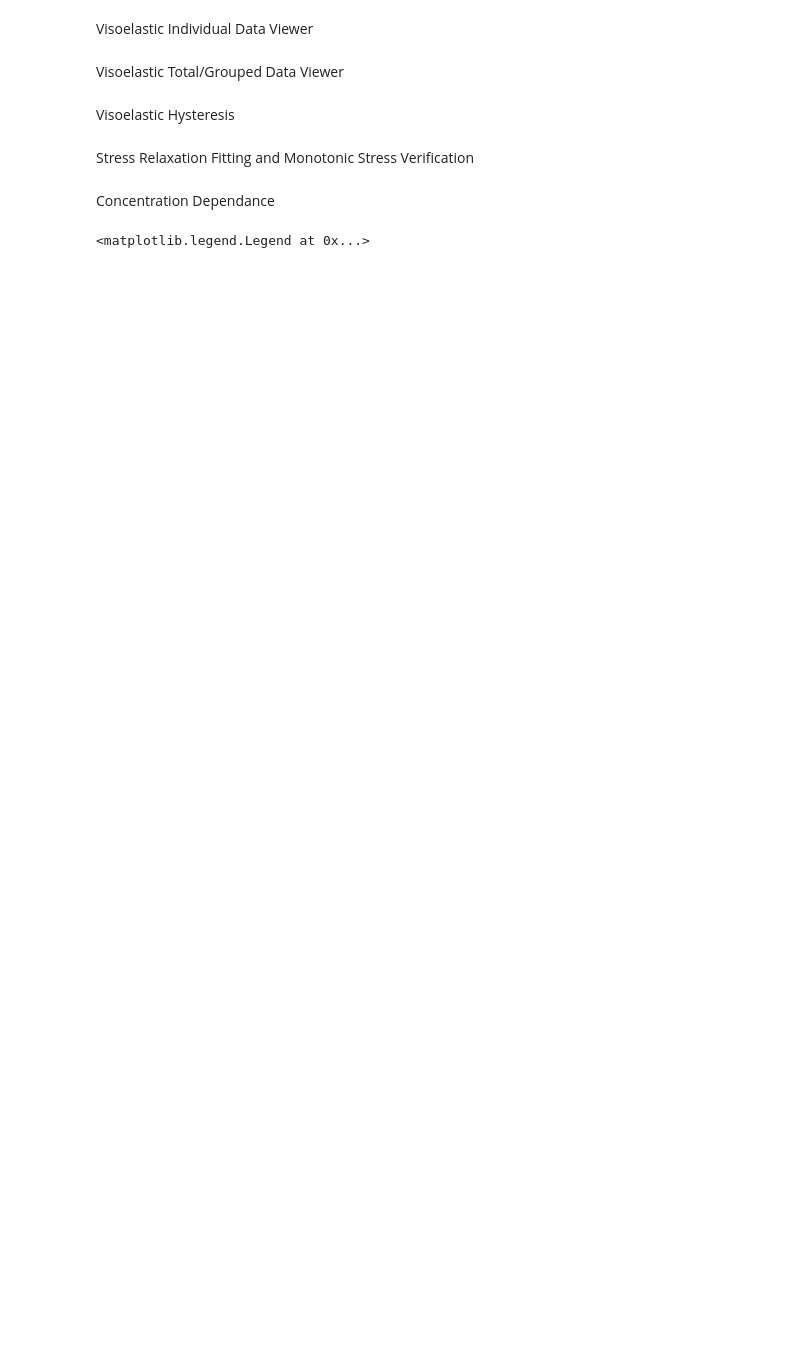
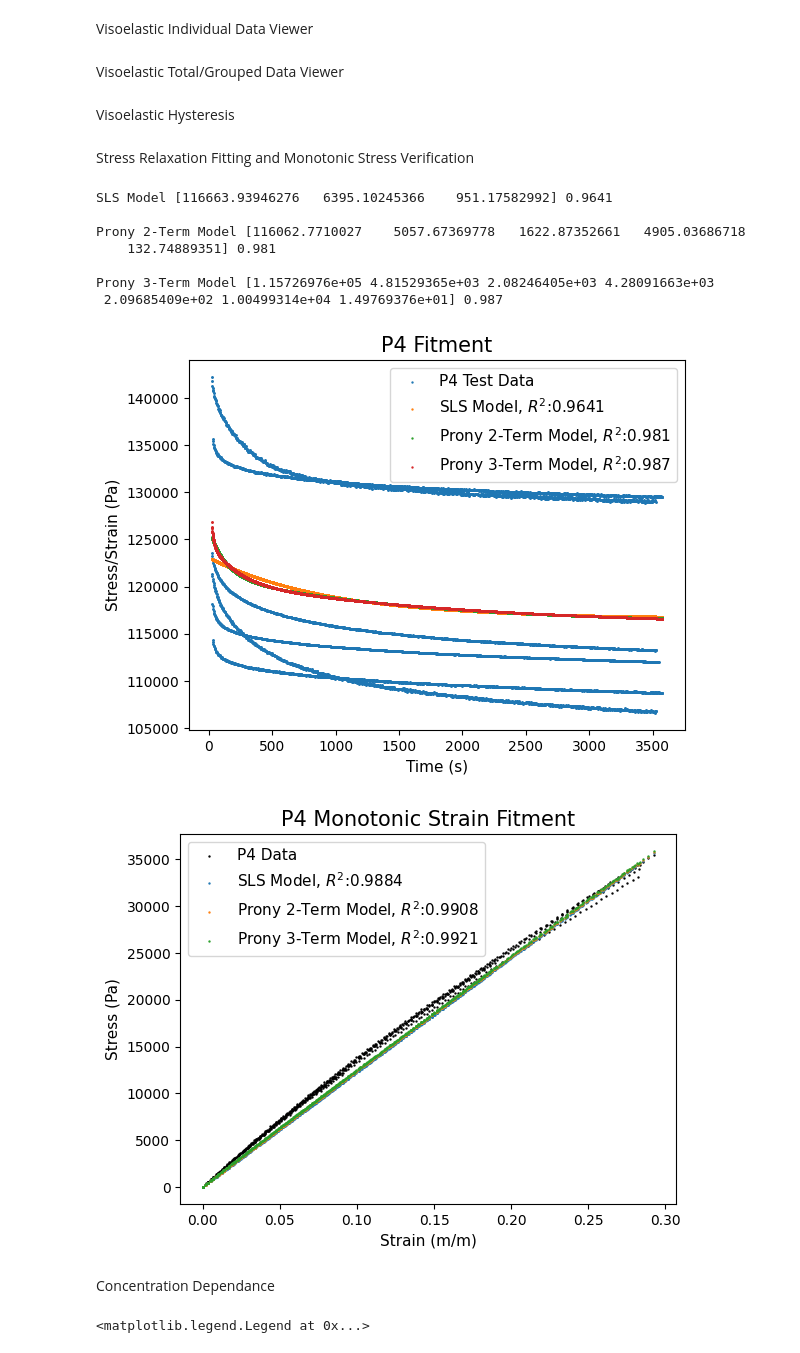
Before and after one commit to TheDuckenEngineer/PVC-Tensile-Experiment, a Jupyter notebook: Viscoelastic fitting.ipynb, the cells around one changed output. Cells and saved outputs as stored; diff of their text form; code cells hidden in the pictures; blank space fills up the shorter version.

```diff
--- a/Viscoelastic fitting.ipynb
+++ b/Viscoelastic fitting.ipynb
@@ -364,45 +364,55 @@ def MonotonicStressVerification(plastiRatio):
     # models and initial guesses
     models = {
         "SLS Model": (SLSStrainRate, fitResults[0, np.nonzero(fitResults[0,:])[0]][2:]),
         "Prony 2-Term Model": (Prony2TermStrainRate, fitResults[1, np.nonzero(fitResults[1,:])[0]][2:]),
         "Prony 3-Term Model": (Prony3TermStrainRate, fitResults[2, np.nonzero(fitResults[2,:])[0]][2:])
         }
 
     for name, (modelEqu, params) in models.items():
         plt.scatter(Data[::, 0], modelEqu(params, Data[::, 0]), s = markerSize, label = f'{name}, $R^2$:{np.round(RSquared(Data[::, 2], modelEqu(params, Data[::, 0])), 4)}')
         plt.xlabel('Strain (m/m)', fontsize = axisSize)
         plt.ylabel('Stress (Pa)', fontsize = axisSize)
         plt.title(f'{plastiRatio} Monotonic Strain Fitment', fontsize = titleSize)
         plt.legend(fontsize = legendSize)
 
 # # P2 boundaries
 # modelBoundaries = list([[(1e5, 1e6), (0.5e4, 1e5), (500, 1200)], # SLS
 #                         [(1e5, 1e6), (0.5e4, 1e5), (1000, 2000), (1e3, 1e5), (50, 200)], # Proney 2 term
 #                         [(1e5, 1e6), (0.5e4, 1e5), (1000, 2000), (1e3, 1e5), (90, 200), (1e3, 1e5), (20, 100)] # Proney 3 term
 #                         ])
 
-# # P4 boundaries
-# modelBoundaries = list([[(1e4, 5e5), (1e3, 1e4), (800, 1500)], # SLS
-#                         [(1e4, 5e5), (1e3, 1e4), (1200, 2200), (0.5e3, 5e4), (50, 200)], # Proney 2 term
-#                         [(1e4, 5e5), (1e3, 1e4), (1700, 2700), (1e3, 1e5), (150, 295), (1e3, 1e5), (10, 50)] # Proney 3 term
+# P4 boundaries
+modelBoundaries = list([[(1e4, 5e5), (1e3, 1e4), (800, 1500)], # SLS
+                        [(1e4, 5e5), (1e3, 1e4), (1200, 2200), (0.5e3, 5e4), (50, 200)], # Proney 2 term
+                        [(1e4, 5e5), (1e3, 1e4), (1700, 2700), (1e3, 1e5), (150, 295), (1e4, 2e5), (10, 50)] # Proney 3 term
+                        ])
+
+# # P6 boundaries
+# modelBoundaries = list([[(1e4, 1e5), (1e2, 5e3), (600, 1500)], # SLS
+#                         [(1e4, 5e5), (1e2, 1e4), (1300, 2000), (1e2, 1e4), (50, 200)], # Proney 2 term
+#                         [(1e4, 1e5), (1e2, 1e4), (1800, 2700), (1e2, 1e4), (125, 275), (1e2, 1.5e4), (3, 50)] # Proney 3 term
 #                         ])
-
-# P6 boundaries
-modelBoundaries = list([[(1e4, 1e5), (1e2, 5e3), (600, 1500)], # SLS
-                        [(1e4, 5e5), (1e2, 1e4), (1300, 2000), (1e2, 1e4), (50, 200)], # Proney 2 term
-                        [(1e4, 1e5), (1e2, 1e4), (1800, 2700), (1e2, 1e4), (125, 275), (1e2, 1.5e4), (3, 50)] # Proney 3 term
-                        ])
 
 # # P8 boundaries
 # modelBoundaries = list([[(1e3, 5e4), (10, 1e3), (600, 1500)], # SLS
 #                         [(1e4, 5e5), (10, 1e3), (1000, 2300), (1e2, 1e4), (60, 200)], # Proney 2 term
 #                         [(1e4, 1e5), (1e2, 1e4), (1800, 2700), (1e2, 1e4), (125, 275), (1e2, 1e4), (5, 50)]
 #                         ]) # Proney 3 term
 
 # P2, P4, and P8 are done.
-plastiRatio = 'P8'
-# StressRelaxFitting(modelBoundaries, plastiRatio)
+plastiRatio = 'P4'
+StressRelaxFitting(modelBoundaries, plastiRatio)
 MonotonicStressVerification(plastiRatio)
+# %% [output]
+SLS Model [116663.93946276   6395.10245366    951.17582992] 0.9641
+
+Prony 2-Term Model [116062.7710027    5057.67369778   1622.87352661   4905.03686718
+    132.74889351] 0.981
+
+Prony 3-Term Model [1.15726976e+05 4.81529365e+03 2.08246405e+03 4.28091663e+03
+ 2.09685409e+02 1.00499314e+04 1.49769376e+01] 0.987
+[figure, added]
+[figure, added]
 # %% [markdown]
 Concentration Dependance
 # %%
```
Also changed, not shown: parts of 1 cell of this notebook, 2 other files.
